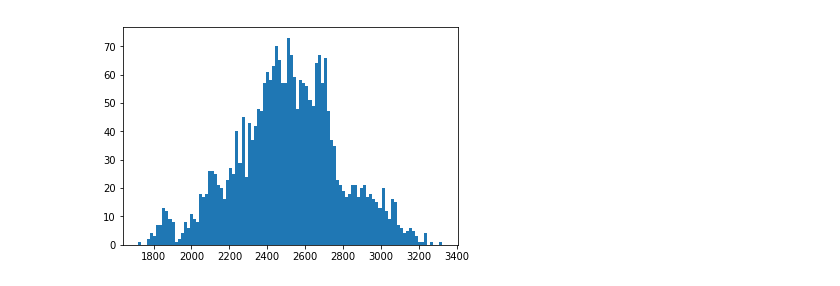
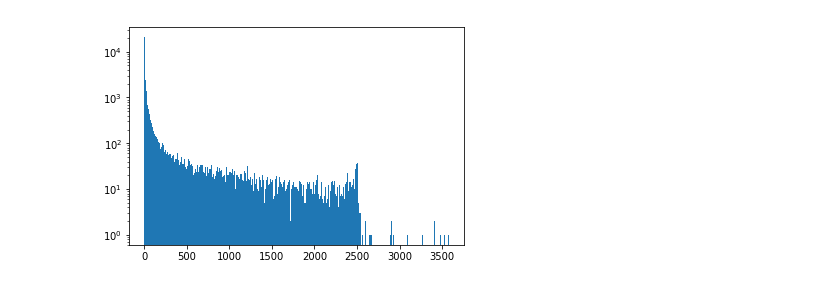
Before and after one commit to gamazeps/deepSV, a Jupyter notebook: vcf_analysis/VCF analysis.ipynb, the cells around one changed output. Saved outputs shown, nothing was run; the diff lists cells and outputs as text; code cells hidden in the pictures.

Commit message:
better log plots and type analysis

```diff
--- a/vcf_analysis/VCF analysis.ipynb
+++ b/vcf_analysis/VCF analysis.ipynb
@@ -20,9 +16,18 @@ chr_counter = defaultdict(int)
 # %%
+sample_count = defaultdict(int)
+type_count = defaultdict(int)
+size_count = defaultdict(int)
+chr_count = defaultdict(int)
+region_count = defaultdict(int)
+alt_count = defaultdict(int)
+
 for record in records:
-    sample_counter[record.info["SAMPLE"]] += 1
-    chr_counter[record.chrom] += 1
-    size_counter[record.stop - record.start] += 1
-    type_counter[record.info["SVTYPE"]] += 1
+    sample_count[record.info["SAMPLE"]] += 1
+    chr_count[record.chrom] += 1
+    size_count[record.stop - record.start] += 1
+    type_count[record.info["SVTYPE"]] += 1
+    region_count[record.info["REGIONID"]] += 1
+    alt_count[record.alts] += 1
 # %%
 chr_len = {
     "1" :  248956422,
@@ -53,5 +136,6 @@ chr_len = {
 # %%
-plt.hist(sample_counter.values(), bins=100)
+plt.hist(region_count.values(), bins=400)
+plt.semilogy()
 plt.show()
 # %% [output]
-[figure, old version]
+[figure, new version]
```
Also changed, not shown: parts of 21 cells of this notebook.
